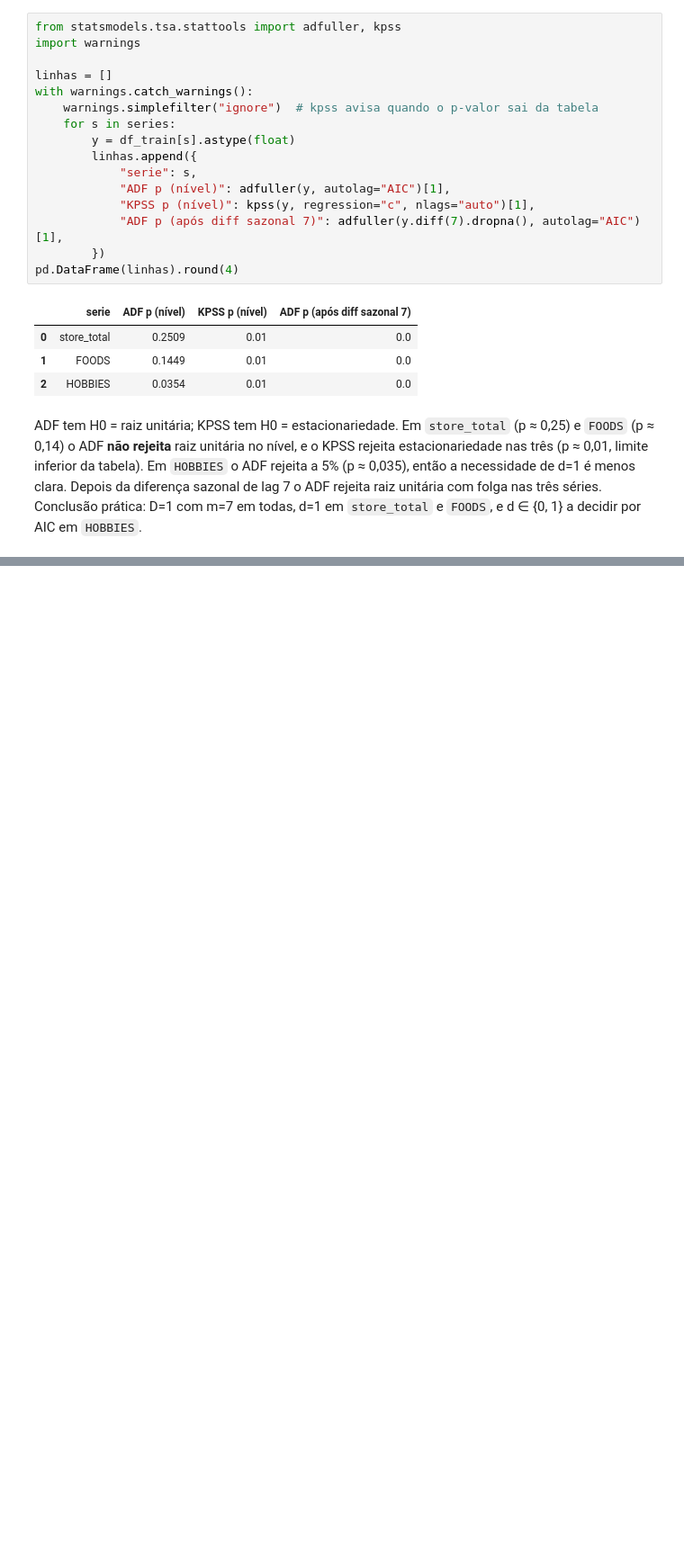
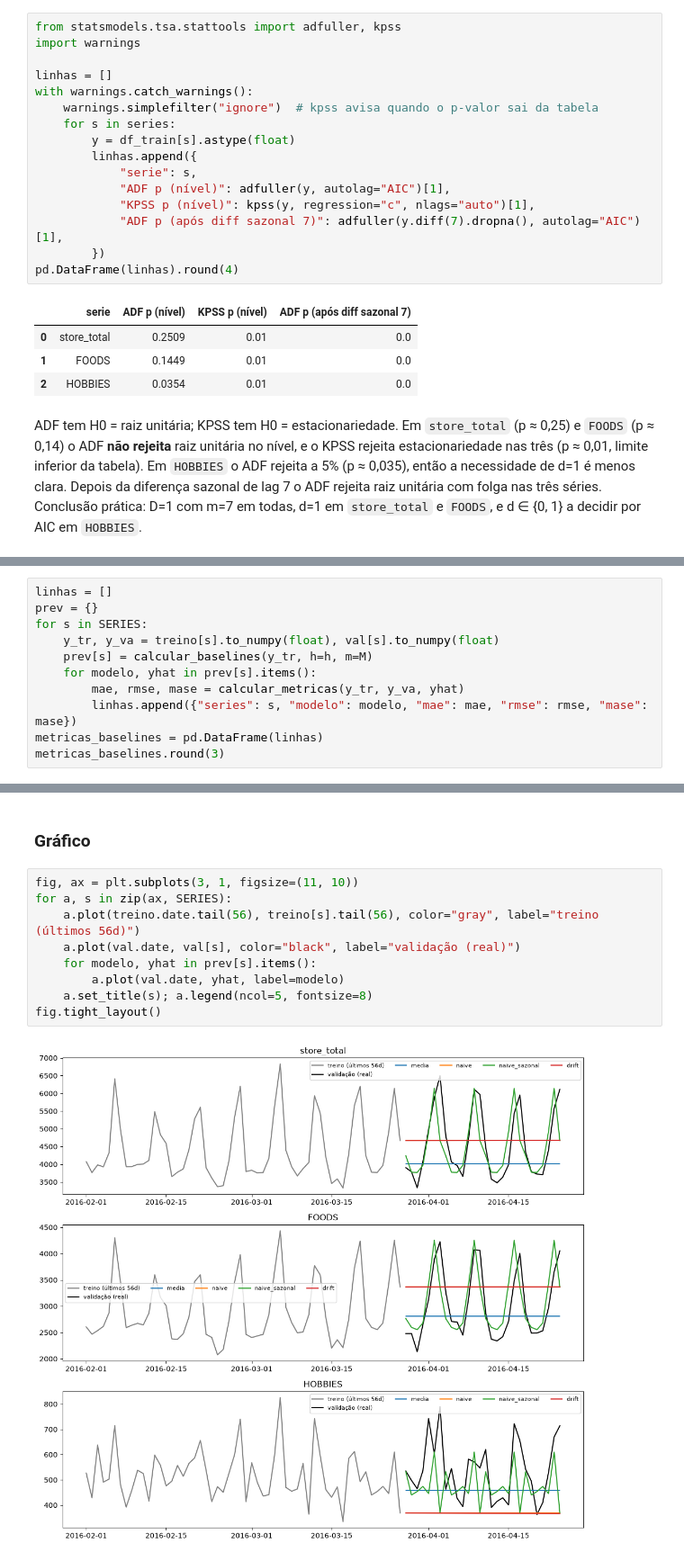
Before and after one commit to JaimeWillianCarneiro/Series-Temporais-G5, a Jupyter notebook: analise_task1.ipynb, the cells around one changed output, grey strips where cells are left out. Shown at 90% size. Saved outputs shown, nothing was run; the diff lists cells and outputs as text; blank space fills up the shorter version.

```diff
--- a/src/entrega_1/01_diagnostico_visual.ipynb
+++ b/analise_task1.ipynb
@@ -459,0 +466,11 @@ ADF tem H0 = raiz unitária; KPSS tem H0 = estacionariedade. Em `store_total` (p
+# %%
+linhas = []
+prev = {}
+for s in SERIES:
+    y_tr, y_va = treino[s].to_numpy(float), val[s].to_numpy(float)
+    prev[s] = calcular_baselines(y_tr, h=h, m=M)
+    for modelo, yhat in prev[s].items():
+        mae, rmse, mase = calcular_metricas(y_tr, y_va, yhat)
+        linhas.append({"series": s, "modelo": modelo, "mae": mae, "rmse": rmse, "mase": mase})
+metricas_baselines = pd.DataFrame(linhas)
+metricas_baselines.round(3)
@@ -459,0 +500,13 @@ ADF tem H0 = raiz unitária; KPSS tem H0 = estacionariedade. Em `store_total` (p
+# %% [markdown]
+### Gráfico
+# %%
+fig, ax = plt.subplots(3, 1, figsize=(11, 10))
+for a, s in zip(ax, SERIES):
+    a.plot(treino.date.tail(56), treino[s].tail(56), color="gray", label="treino (últimos 56d)")
+    a.plot(val.date, val[s], color="black", label="validação (real)")
+    for modelo, yhat in prev[s].items():
+        a.plot(val.date, yhat, label=modelo)
+    a.set_title(s); a.legend(ncol=5, fontsize=8)
+fig.tight_layout()
+# %% [output]
+[figure, added]
```
Also changed, not shown: parts of 52 cells of this notebook, 7 other files.
